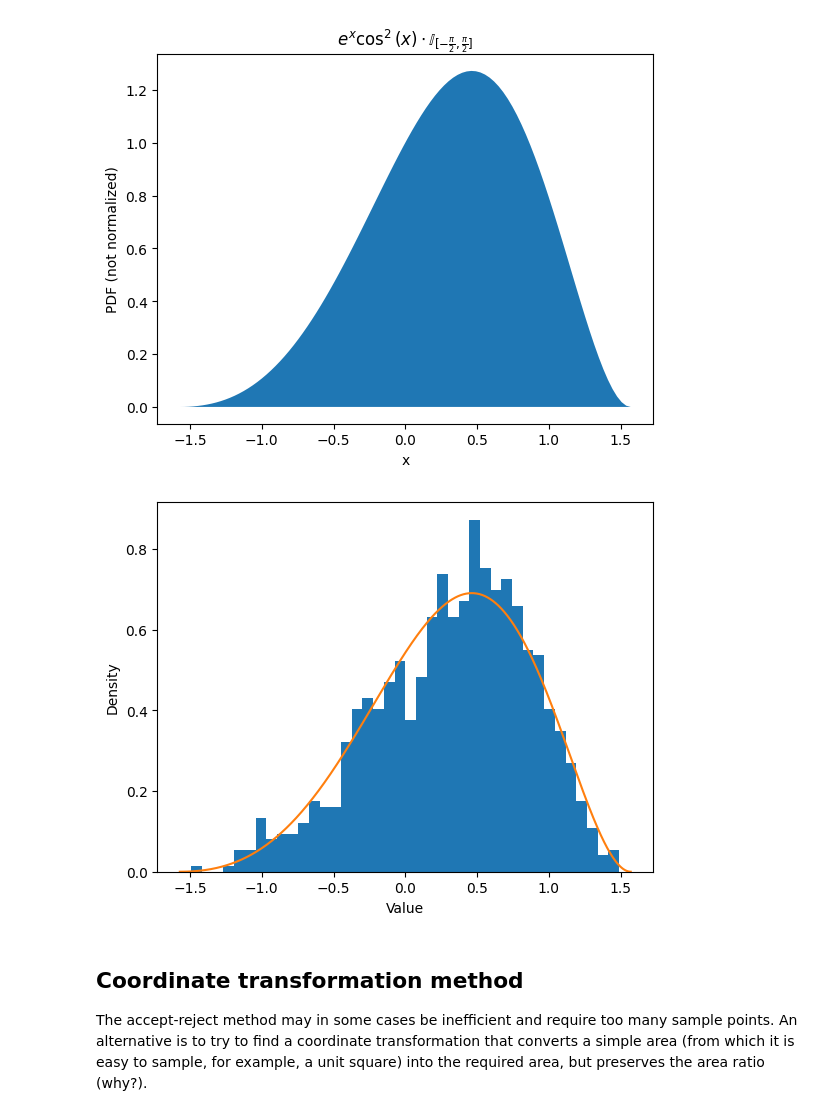
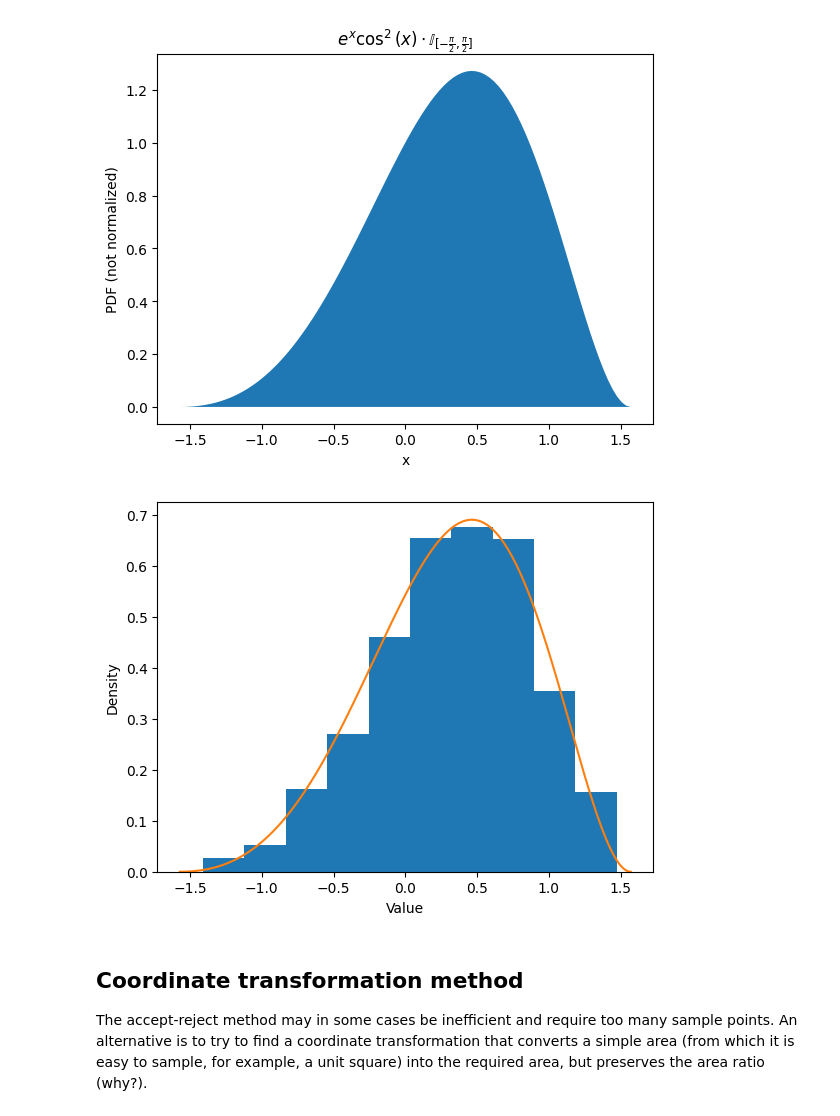
Before and after one commit to AlexSamarokov/StatPrak25, a Jupyter notebook: 3_random.ipynb, the cells around one changed output. Saved outputs shown, nothing was run; the diff lists cells and outputs as text; code cells hidden in the pictures.

```diff
--- a/3_random.ipynb
+++ b/3_random.ipynb
@@ -205,30 +205,30 @@ plt.show()
 # %%
 import numpy as np
 import matplotlib.pyplot as plt
 from scipy.integrate import quad
 x = np.random.uniform(-np.pi/2, np.pi/2)
 sampled_points = []
 
 for _ in range(1000):
     x = np.random.uniform(-np.pi/2, np.pi/2)
     while np.exp(x)*np.cos(x)**2 < np.random.uniform(0, 1.5):
         x = np.random.uniform(-np.pi/2, np.pi/2)
     sampled_points.append(x)
 
-plt.hist(sampled_points, bins=40, density=True)
+plt.hist(sampled_points, bins=10, density=True)
 
 x_values = np.linspace(-np.pi/2, np.pi/2, 1000)
 target_density_not_normalized = lambda x: np.exp(x) * np.cos(x)**2
 normalizing_constant, _ = quad(target_density_not_normalized, -np.pi/2, np.pi/2)
 target_density = lambda x: target_density_not_normalized(x) / normalizing_constant
 
 plt.plot(x_values, target_density(x_values))
 
 plt.xlabel('Value')
 plt.ylabel('Density')
 plt.show()
 # %% [output]
-[figure, old version]
+[figure, new version]
 # %% [markdown]
 ## Coordinate transformation method
 
```
